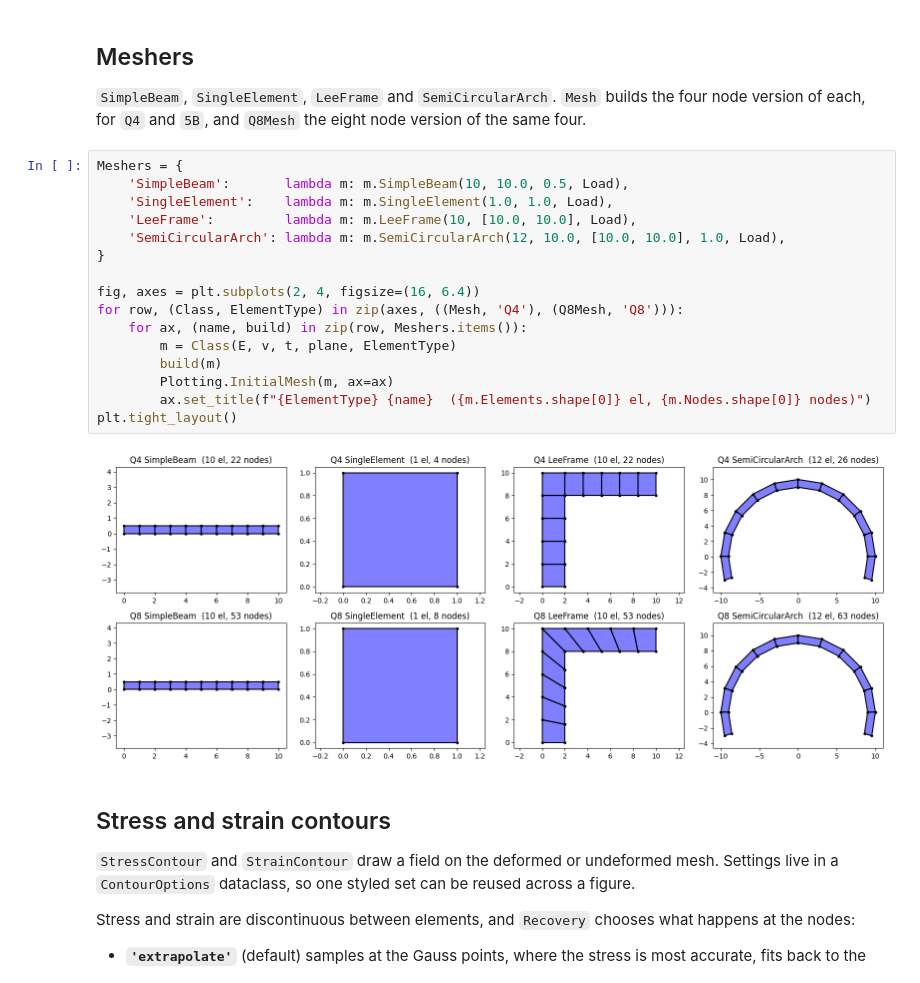
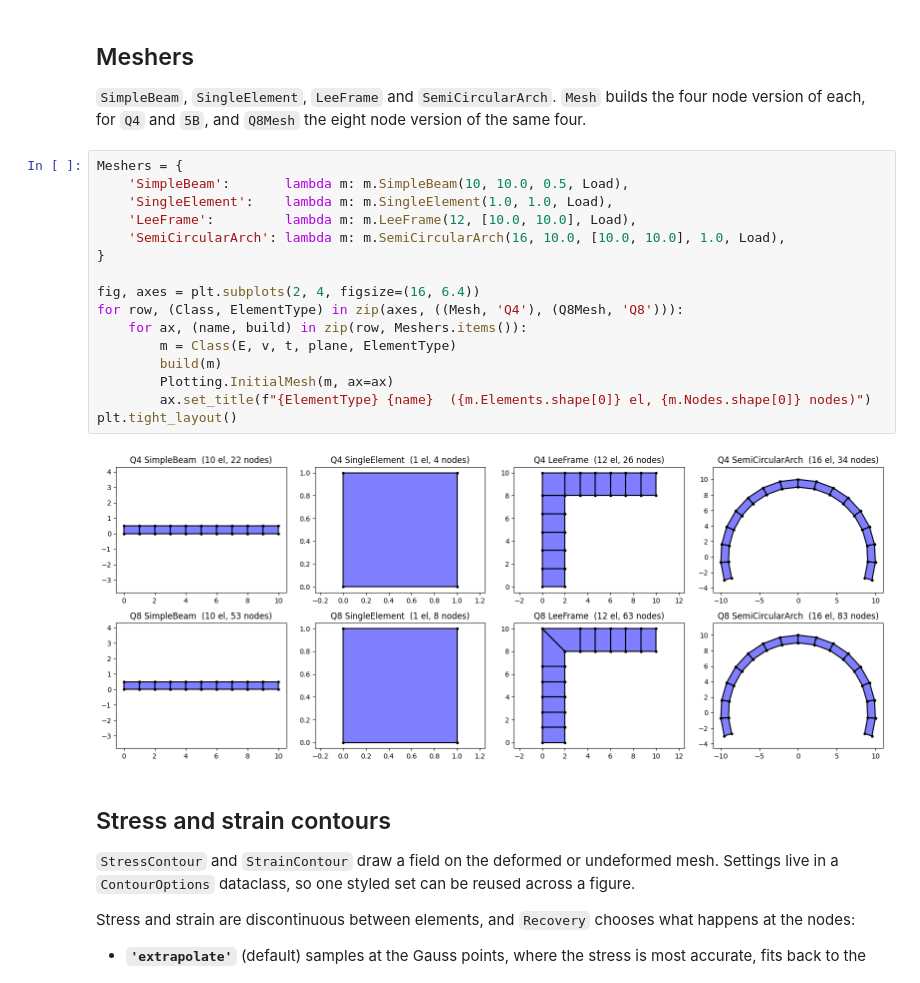
Before and after one commit to JohannBouwer/fem2d, a Jupyter notebook: notebooks/Example_solvers.ipynb, the cells around one changed output. Saved outputs shown, nothing was run; the diff lists cells and outputs as text.

```diff
--- a/notebooks/Example_solvers.ipynb
+++ b/notebooks/Example_solvers.ipynb
@@ -177,21 +177,21 @@ version of the same four.
 # %%
 Meshers = {
     'SimpleBeam':       lambda m: m.SimpleBeam(10, 10.0, 0.5, Load),
     'SingleElement':    lambda m: m.SingleElement(1.0, 1.0, Load),
-    'LeeFrame':         lambda m: m.LeeFrame(10, [10.0, 10.0], Load),
-    'SemiCircularArch': lambda m: m.SemiCircularArch(12, 10.0, [10.0, 10.0], 1.0, Load),
+    'LeeFrame':         lambda m: m.LeeFrame(12, [10.0, 10.0], Load),
+    'SemiCircularArch': lambda m: m.SemiCircularArch(16, 10.0, [10.0, 10.0], 1.0, Load),
 }
 
 fig, axes = plt.subplots(2, 4, figsize=(16, 6.4))
 for row, (Class, ElementType) in zip(axes, ((Mesh, 'Q4'), (Q8Mesh, 'Q8'))):
     for ax, (name, build) in zip(row, Meshers.items()):
         m = Class(E, v, t, plane, ElementType)
         build(m)
         Plotting.InitialMesh(m, ax=ax)
         ax.set_title(f"{ElementType} {name}  ({m.Elements.shape[0]} el, {m.Nodes.shape[0]} nodes)")
 plt.tight_layout()
 # %% [output]
-[figure, old version]
+[figure, new version]
 # %% [markdown]
 ## Stress and strain contours
 
```
Also changed, not shown: 2 other files.
